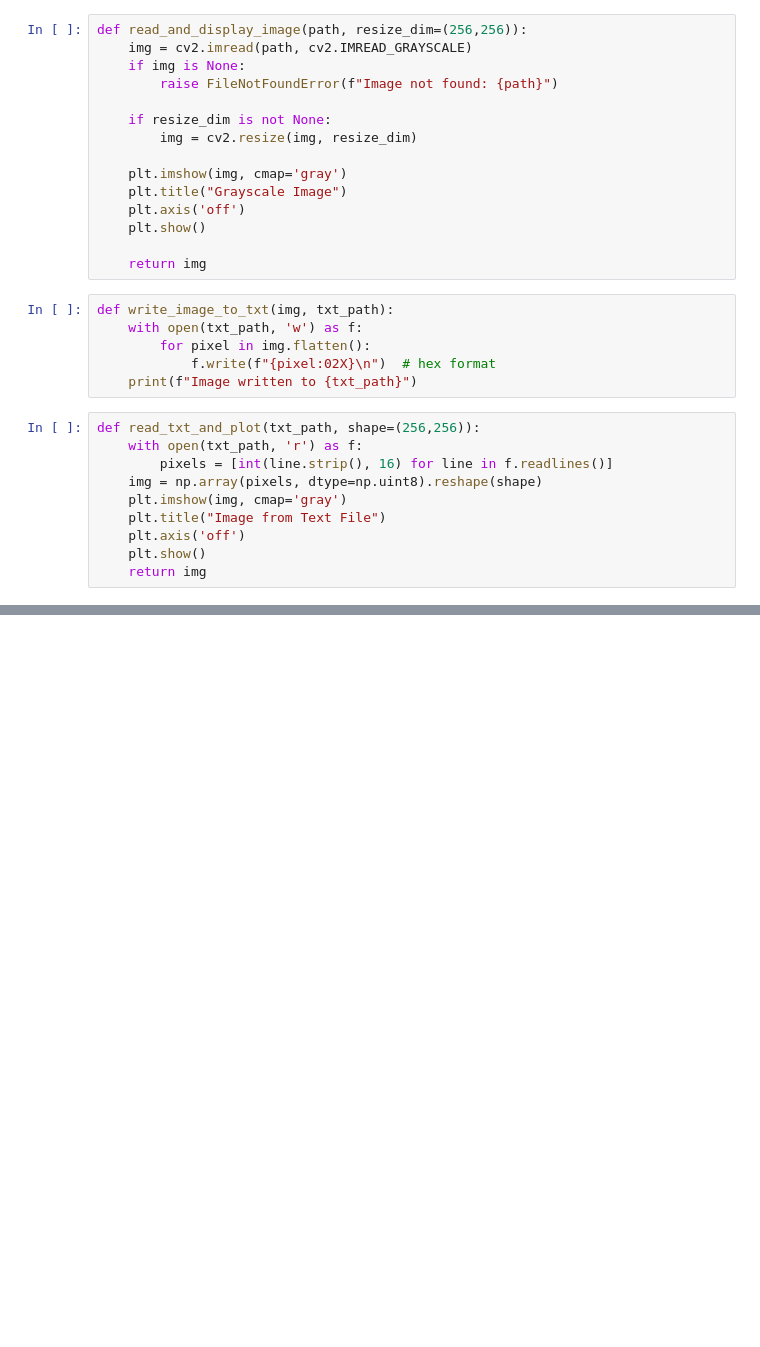
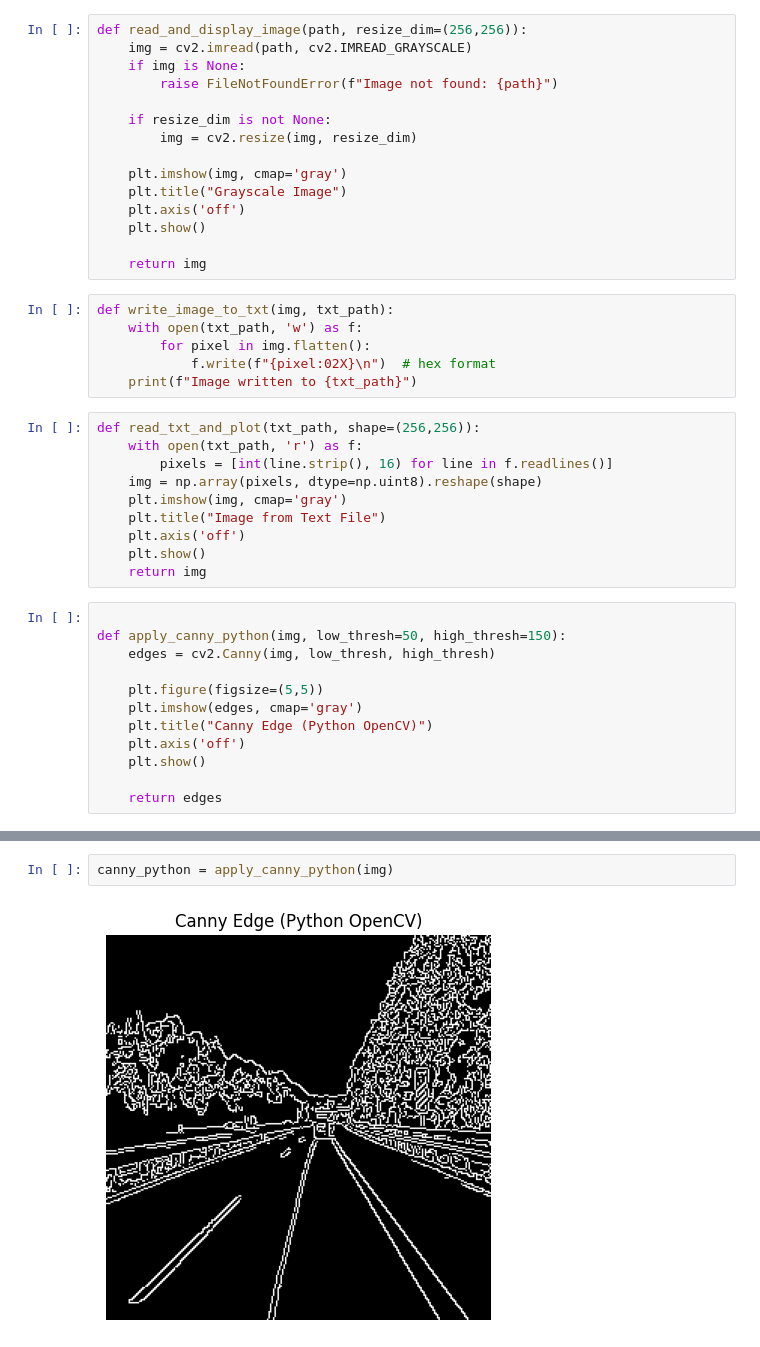
Before and after one commit to thebikashpokhrel/canny-edge-detection-fpga, a Jupyter notebook: notebooks/cannyedge_sim.ipynb, the cells around one changed output, grey strips where cells are left out. Saved outputs shown, nothing was run; the diff lists cells and outputs as text; blank space fills up the shorter version.

```diff
--- a/notebooks/cannyedge_sim.ipynb
+++ b/notebooks/cannyedge_sim.ipynb
@@ -38,6 +38,18 @@ def read_txt_and_plot(txt_path, shape=(256,256)):
     plt.axis('off')
     plt.show()
     return img
+# %%
+
+def apply_canny_python(img, low_thresh=50, high_thresh=150):
+    edges = cv2.Canny(img, low_thresh, high_thresh)
+
+    plt.figure(figsize=(5,5))
+    plt.imshow(edges, cmap='gray')
+    plt.title("Canny Edge (Python OpenCV)")
+    plt.axis('off')
+    plt.show()
+
+    return edges
 # %%
 img = read_and_display_image(input_image_path)
 write_image_to_txt(img, txt_file_path)
@@ -46,4 +58,8 @@ write_image_to_txt(img, txt_file_path)
 Image written to ../data/input_image.txt
+# %%
+canny_python = apply_canny_python(img)
+# %% [output]
+[figure, added]
 # %%
 #output image after applying gaussian blur in Verilog testbench
 
```
Also changed, not shown: parts of 4 cells of this notebook, 8 other files.
